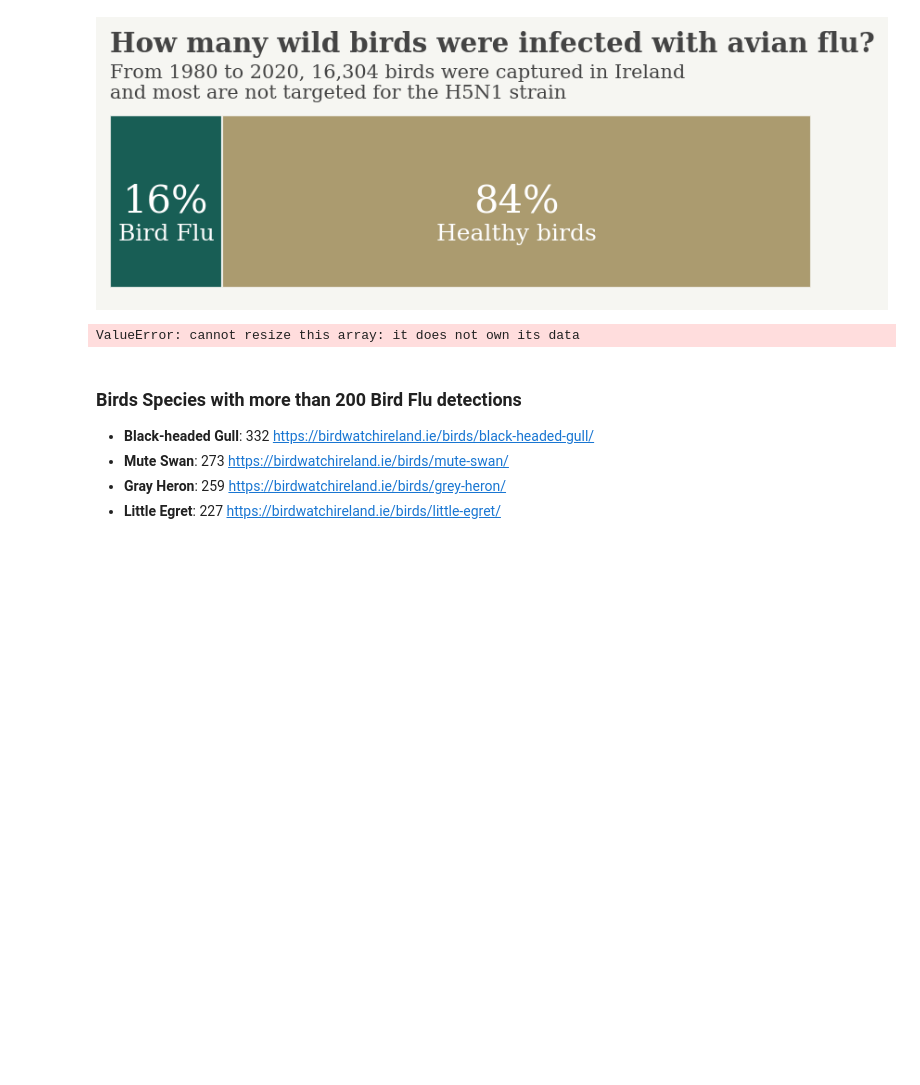
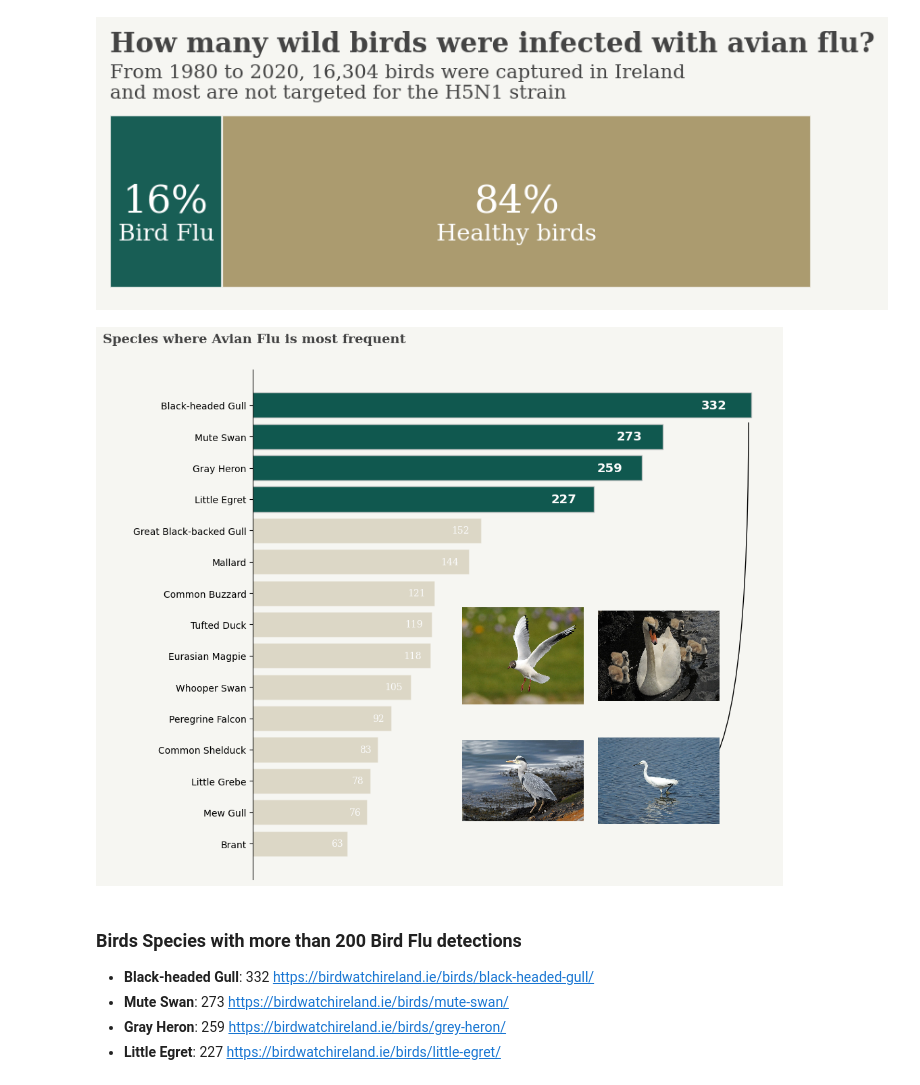
Before and after one commit to pessini/avian-flu-wild-birds-ireland, a Jupyter notebook: Wild-Bird-Species-Analysis.ipynb, the cells around one changed output. Drawn from its saved outputs; the diff is of its cells as text; code cells hidden in the pictures; blank space fills up the shorter version.

```diff
--- a/Wild-Bird-Species-Analysis.ipynb
+++ b/Wild-Bird-Species-Analysis.ipynb
@@ -154,7 +154,7 @@ def offset_img(x, y, img, ax, zoom, offset, pad=0.4):
                         pad=pad)
     ax.add_artist(ab)
 # %%
-fig, ax = plt.subplots(1,1, figsize=(10, 10),dpi=180)
+fig, ax = plt.subplots(1,1, figsize=(10, 10),dpi=100)
 
 background_color = "#F6F6F2"
 fig.patch.set_facecolor(background_color) # figure background color
@@ -196,34 +196,34 @@ offset_img(x=180, y=8, img=image, ax=ax, zoom=0.12, offset=0)
 
 # Mute Swan
 image = bird_flu.loc[bird_flu['Common_Name'] == 'Mute Swan', 'Image'].head(1)
 image = image.item()
 offset_img(x=270, y=8, img=image, ax=ax, zoom=0.12, offset=0)
 
 # Gray Heron
 image = bird_flu.loc[bird_flu['Common_Name'] == 'Gray Heron', 'Image'].head(1)
 image = image.item()
 offset_img(x=180, y=12, img=image, ax=ax, zoom=0.12, offset=0)
 
 # Little Egret
 image = bird_flu.loc[bird_flu['Common_Name'] == 'Little Egret', 'Image'].head(1)
 image = image.item()
 offset_img(x=270, y=12, img=image, ax=ax, zoom=0.12, offset=0)
 
 plt.annotate('', xy=(290, 12), xytext=(330, 0.5),
              arrowprops=dict(facecolor='#444444',arrowstyle="->",connectionstyle="angle3,angleA=90,angleB=0"),
              fontsize=10,fontfamily='monospace',ha='center', color='#A39161')
 
 # Resident along all Irish coasts, with significant numbers arriving from the Continent in winter
 
 for s in ['top', 'bottom', 'right']:
     ax.spines[s].set_visible(False)
 
 ax.text(-100,-2.0,'Species where Avian Flu is most frequent',
         fontfamily='serif',fontsize=14,fontweight='bold',color='#444444')
 
 plt.show()
 # %% [output]
-ValueError: cannot resize this array: it does not own its data
+[figure, added]
 # %% [markdown]
 ### Birds Species with more than 200 Bird Flu detections
 
```
